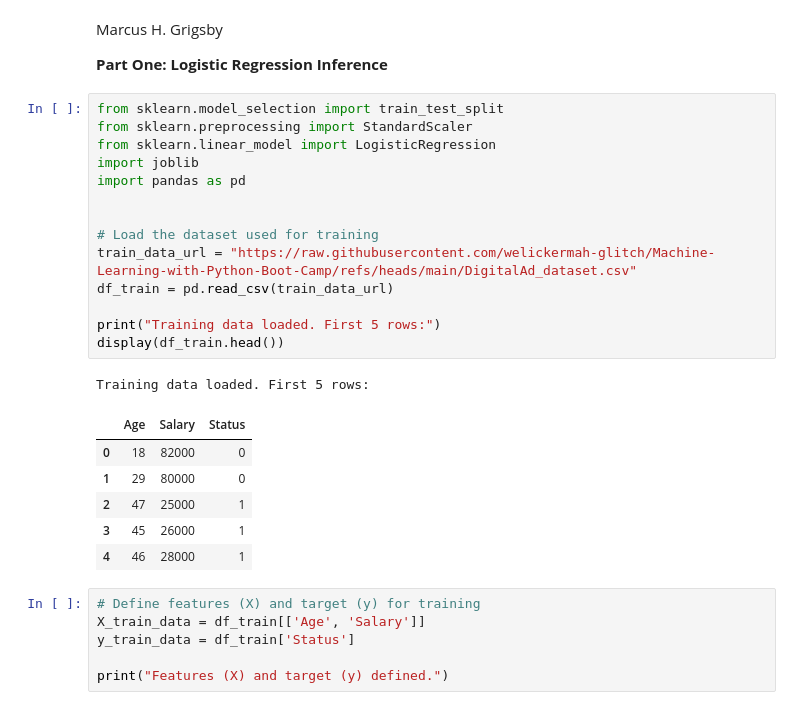
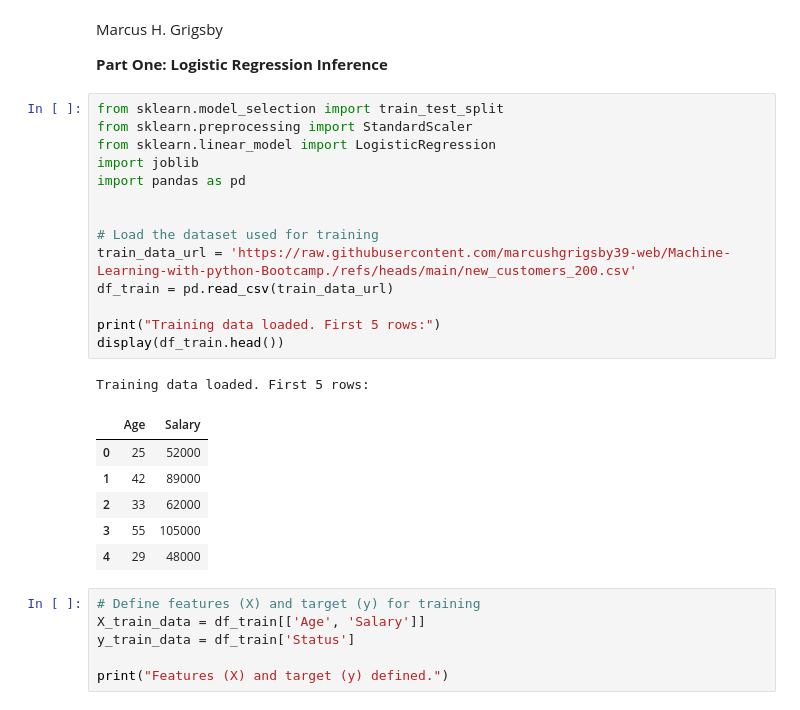
Before and after one commit to marcushgrigsby39-web/Machine-Learning-with-python-Bootcamp., a Jupyter notebook: Capstone_Final_Project.ipynb, the cells around one changed output. Drawn from its saved outputs; the diff is of its cells as text.

```diff
--- a/Capstone_Final_Project.ipynb
+++ b/Capstone_Final_Project.ipynb
@@ -7,25 +7,25 @@ Marcus H. Grigsby
 # %%
 from sklearn.model_selection import train_test_split
 from sklearn.preprocessing import StandardScaler
 from sklearn.linear_model import LogisticRegression
 import joblib
 import pandas as pd
 
 
 # Load the dataset used for training
-train_data_url = "https://raw.githubusercontent.com/welickermah-glitch/Machine-Learning-with-Python-Boot-Camp/refs/heads/main/DigitalAd_dataset.csv"
+train_data_url = 'https://raw.githubusercontent.com/marcushgrigsby39-web/Machine-Learning-with-python-Bootcamp./refs/heads/main/new_customers_200.csv'
 df_train = pd.read_csv(train_data_url)
 
 print("Training data loaded. First 5 rows:")
 display(df_train.head())
 # %% [output]
 Training data loaded. First 5 rows:
-|  | Age | Salary | Status |
-| 0 | 18 | 82000 | 0 |
-| 1 | 29 | 80000 | 0 |
-| 2 | 47 | 25000 | 1 |
-| 3 | 45 | 26000 | 1 |
-| 4 | 46 | 28000 | 1 |
+|  | Age | Salary |
+| 0 | 25 | 52000 |
+| 1 | 42 | 89000 |
+| 2 | 33 | 62000 |
+| 3 | 55 | 105000 |
+| 4 | 29 | 48000 |
 # %%
 # Define features (X) and target (y) for training
 X_train_data = df_train[['Age', 'Salary']]
```
